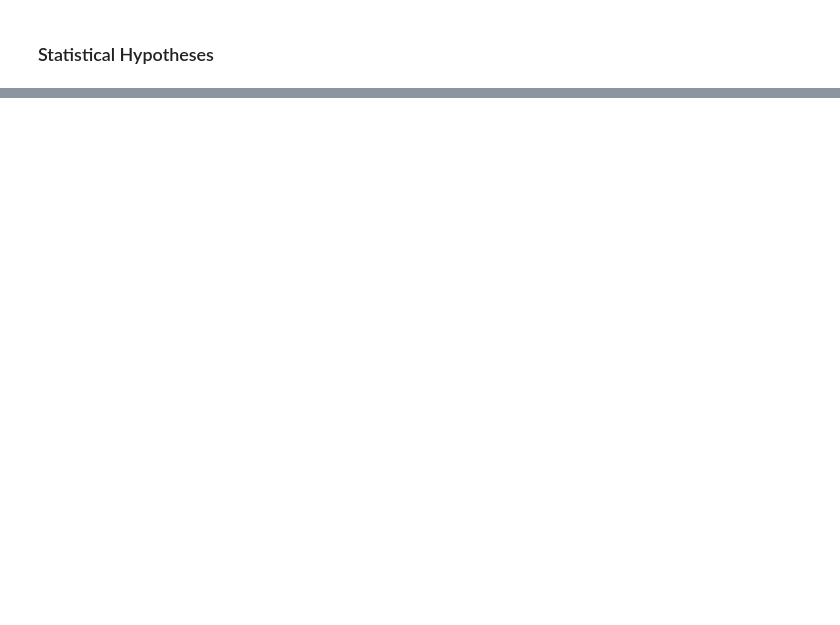
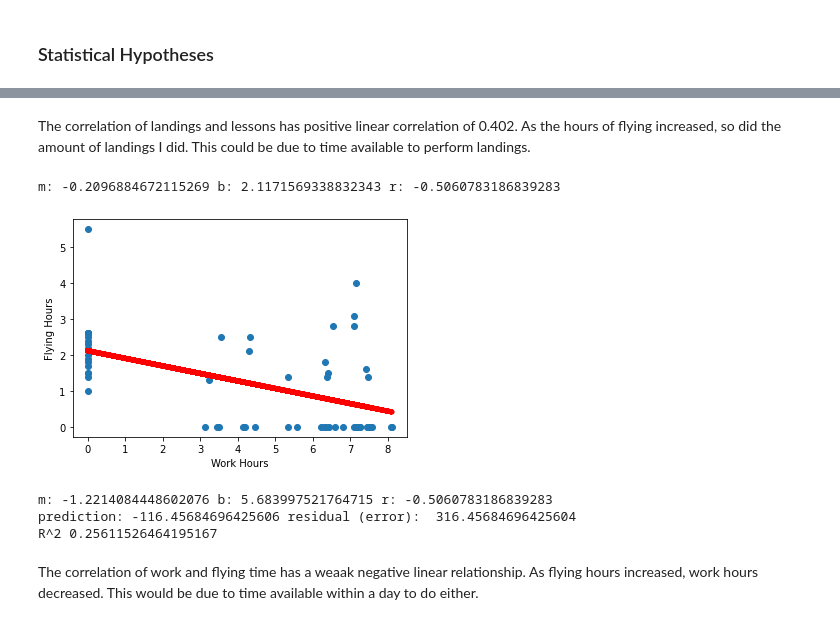
Before and after one commit to jackieaiko/CPSC222FinalProject, a Jupyter notebook: technical_report.ipynb, the cells around one changed output, grey strips where cells are left out. Cells and saved outputs as stored; diff of their text form; code cells hidden in the pictures; blank space fills up the shorter version.

```diff
--- a/technical_report.ipynb
+++ b/technical_report.ipynb
@@ -222,0 +332,31 @@ Reject H0
+# %% [markdown]
+The correlation of landings and lessons has positive linear correlation of 0.402. As the hours of flying increased, so did the amount of landings I did. This could be due to time available to perform landings.
+# %%
+y = merge_df["Total Hours"]
+x = merge_df["Work Hours"]
+m, b, r, p_val, std_err = stats.linregress(x, y)
+print("m:", m, "b:", b, "r:", r)
+
+plt.scatter(x, y)
+plt.plot(x, m*x+b, c="red", lw=5)
+plt.ylabel("Flying Hours")
+plt.xlabel("Work Hours")
+plt.show()
+# %% [output]
+m: -0.2096884672115269 b: 2.1171569338832343 r: -0.5060783186839283
+[figure, added]
+# %%
+m, b, r, p_val, std_err = stats.linregress(x, y)
+print("m:", m, "b:", b, "r:", r)
+
+test_instance = 100
+y_predicted = m * test_instance + b
+print("prediction:", y_predicted, "residual (error): ", 2 * test_instance - y_predicted)
+
+print("R^2", r * r)
+# %% [output]
+m: -1.2214084448602076 b: 5.683997521764715 r: -0.5060783186839283
+prediction: -116.45684696425606 residual (error):  316.45684696425604
+R^2 0.25611526464195167
+# %% [markdown]
+The correlation of work and flying time has a weaak negative linear relationship. As flying hours increased, work hours decreased. This would be due to time available within a day to do either.
```
Also changed, not shown: parts of 27 cells of this notebook, 7 other files.
